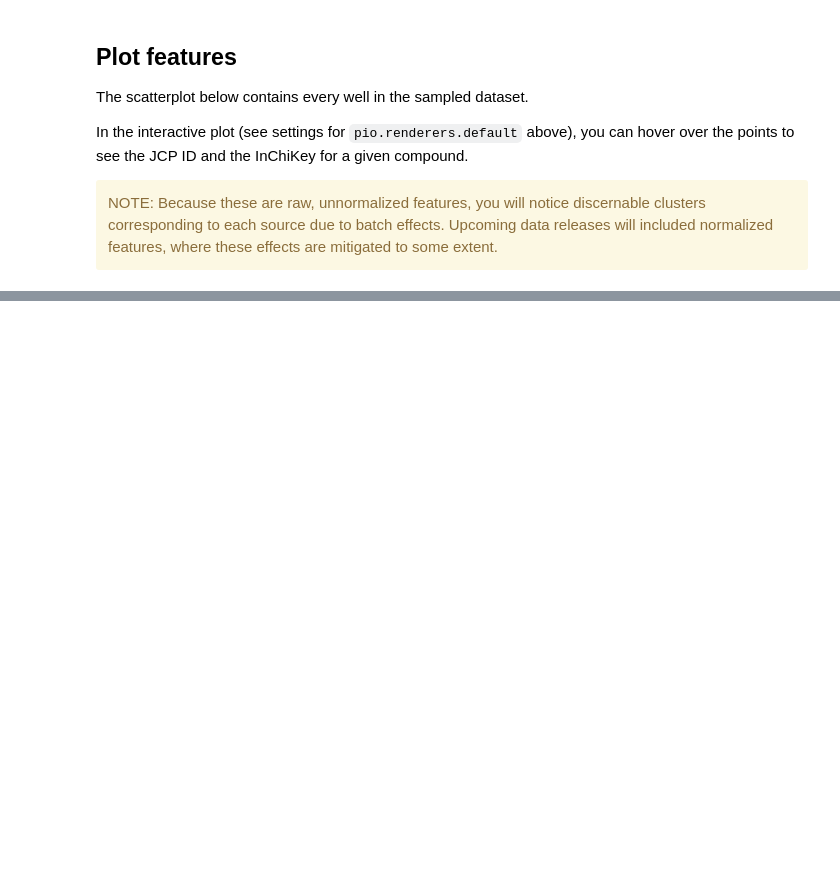
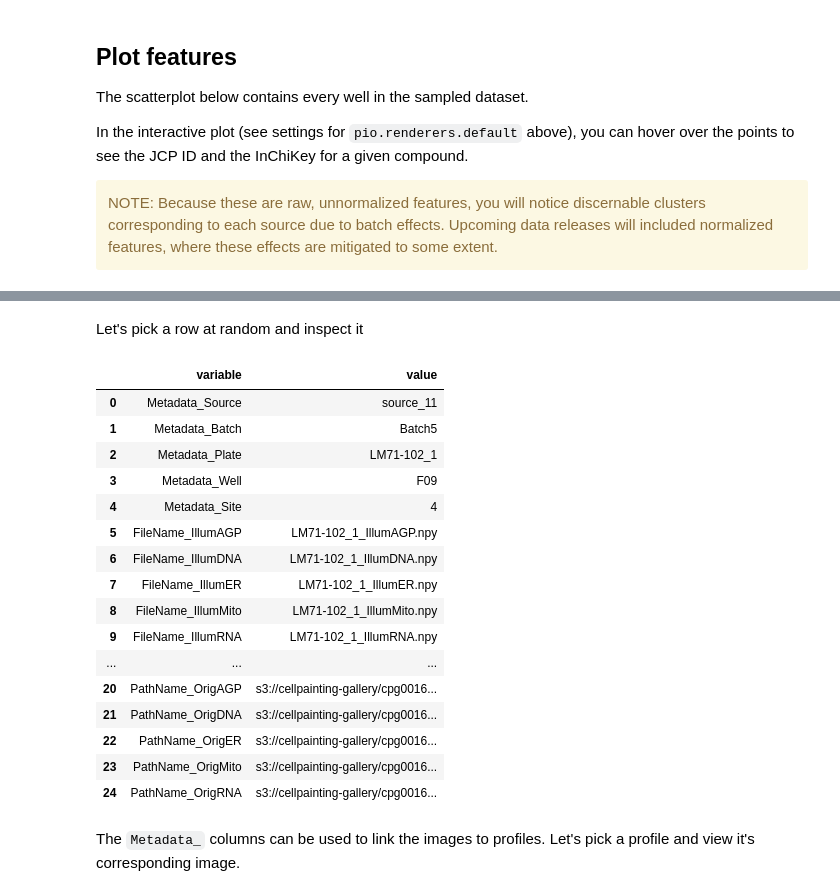
Before and after one commit to jump-cellpainting/datasets, a Jupyter notebook: sample_notebook.ipynb, the cells around one changed output, grey strips where cells are left out. Cells and saved outputs as stored; diff of their text form; code cells hidden in the pictures; blank space fills up the shorter version.

```diff
--- a/sample_notebook.ipynb
+++ b/sample_notebook.ipynb
@@ -114,0 +152,26 @@ There's a lot more to come! We will add more example notebooks as we go.
+# %% [markdown]
+Let's pick a row at random and inspect it
+# %%
+sample_loaddata = load_data.sample(1, random_state=42)
+pd.melt(sample_loaddata)
+# %% [output]
+|  | variable | value |
+| 0 | Metadata_Source | source_11 |
+| 1 | Metadata_Batch | Batch5 |
+| 2 | Metadata_Plate | LM71-102_1 |
+| 3 | Metadata_Well | F09 |
+| 4 | Metadata_Site | 4 |
+| 5 | FileName_IllumAGP | LM71-102_1_IllumAGP.npy |
+| 6 | FileName_IllumDNA | LM71-102_1_IllumDNA.npy |
+| 7 | FileName_IllumER | LM71-102_1_IllumER.npy |
+| 8 | FileName_IllumMito | LM71-102_1_IllumMito.npy |
+| 9 | FileName_IllumRNA | LM71-102_1_IllumRNA.npy |
+| ... | ... | ... |
+| 20 | PathName_OrigAGP | s3://cellpainting-gallery/cpg0016... |
+| 21 | PathName_OrigDNA | s3://cellpainting-gallery/cpg0016... |
+| 22 | PathName_OrigER | s3://cellpainting-gallery/cpg0016... |
+| 23 | PathName_OrigMito | s3://cellpainting-gallery/cpg0016... |
+| 24 | PathName_OrigRNA | s3://cellpainting-gallery/cpg0016... |
+# %% [markdown]
+The `Metadata_` columns can be used to link the images to profiles.
+Let's pick a profile and view it's corresponding image.
```
Also changed, not shown: parts of 18 cells of this notebook.
